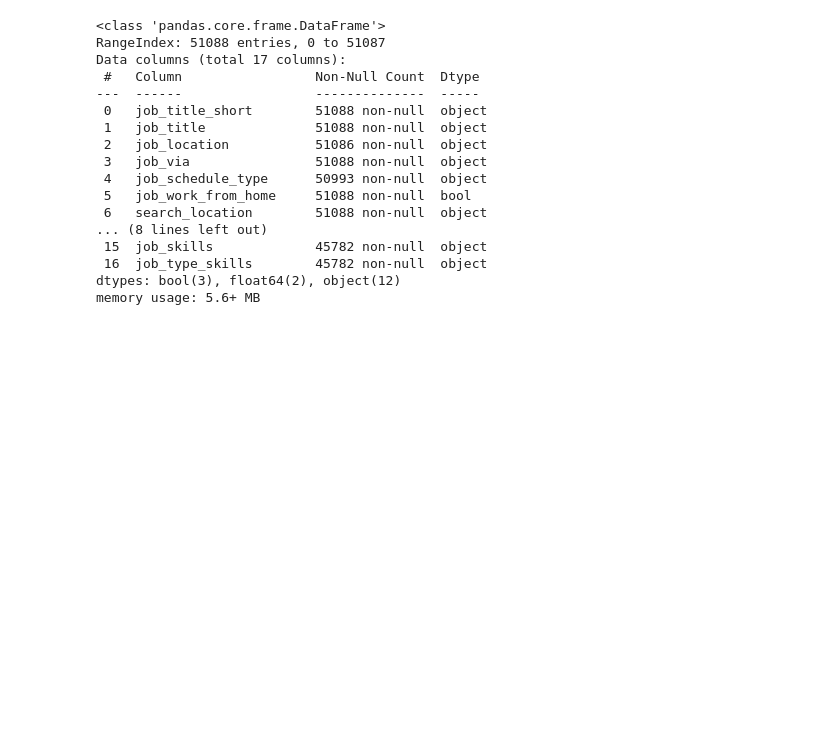
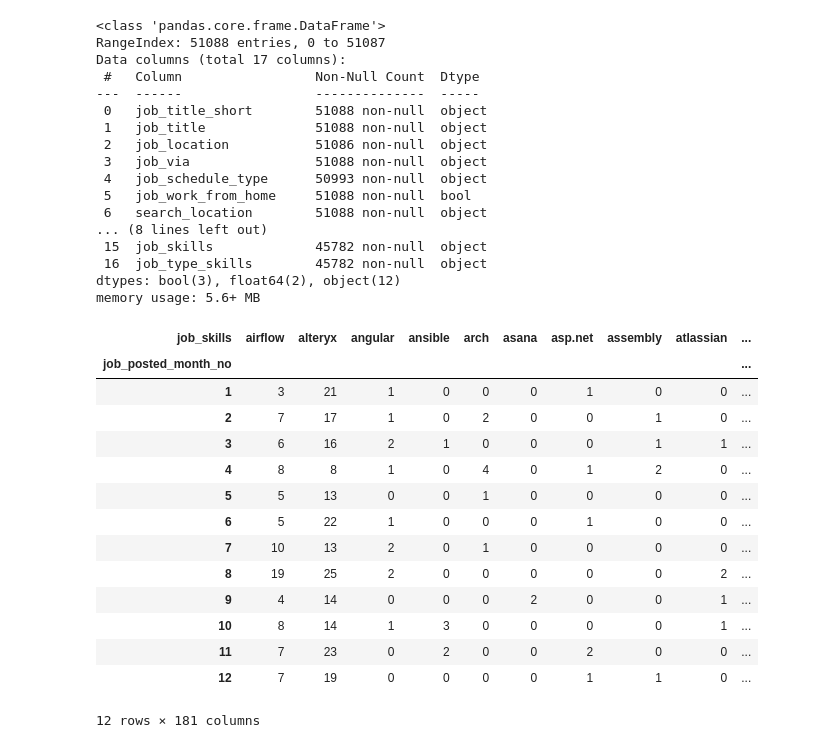
Before and after one commit to davneesh/Trending-Skills-Analysis, a Jupyter notebook: Trending Skills Analysis.ipynb, the cells around one changed output. Saved outputs shown, nothing was run; the diff lists cells and outputs as text; code cells hidden in the pictures; blank space fills up the shorter version.

```diff
--- a/Trending Skills Analysis.ipynb
+++ b/Trending Skills Analysis.ipynb
@@ -55,3 +55,27 @@ df['job_posted_date'] = pd.to_datetime(df['job_posted_date'])
 #df['job_skills'] = df['job_skills'].apply(lambda x: ast.literal_eval(x) if pd.notna(x) else x)
 # %%
 df_DA = df[df['job_title_short'] == 'Data Analyst'].copy()
+# %%
+df_DA['job_posted_month_no'] = df_DA['job_posted_date'].dt.month
+# %%
+df_DA_explode= df_DA.explode('job_skills')
+# %%
+df_DA_pivot = df_DA_explode.pivot_table(index='job_posted_month_no', columns='job_skills',  aggfunc='size', fill_value=0)
+
+df_DA_pivot
+# %% [output]
+| job_skills | airflow | alteryx | angular | ansible | arch | asana | asp.net | assembly | atlassian | ... |
+| job_posted_month_no |  |  |  |  |  |  |  |  |  | ... |
+| 1 | 3 | 21 | 1 | 0 | 0 | 0 | 1 | 0 | 0 | ... |
+| 2 | 7 | 17 | 1 | 0 | 2 | 0 | 0 | 1 | 0 | ... |
+| 3 | 6 | 16 | 2 | 1 | 0 | 0 | 0 | 1 | 1 | ... |
+| 4 | 8 | 8 | 1 | 0 | 4 | 0 | 1 | 2 | 0 | ... |
+| 5 | 5 | 13 | 0 | 0 | 1 | 0 | 0 | 0 | 0 | ... |
+| 6 | 5 | 22 | 1 | 0 | 0 | 0 | 1 | 0 | 0 | ... |
+| 7 | 10 | 13 | 2 | 0 | 1 | 0 | 0 | 0 | 0 | ... |
+| 8 | 19 | 25 | 2 | 0 | 0 | 0 | 0 | 0 | 2 | ... |
+| 9 | 4 | 14 | 0 | 0 | 0 | 2 | 0 | 0 | 1 | ... |
+| 10 | 8 | 14 | 1 | 3 | 0 | 0 | 0 | 0 | 1 | ... |
+| 11 | 7 | 23 | 0 | 2 | 0 | 0 | 2 | 0 | 0 | ... |
+| 12 | 7 | 19 | 0 | 0 | 0 | 0 | 1 | 1 | 0 | ... |
+12 rows × 181 columns
```
Also changed, not shown: parts of 1 cell of this notebook.
